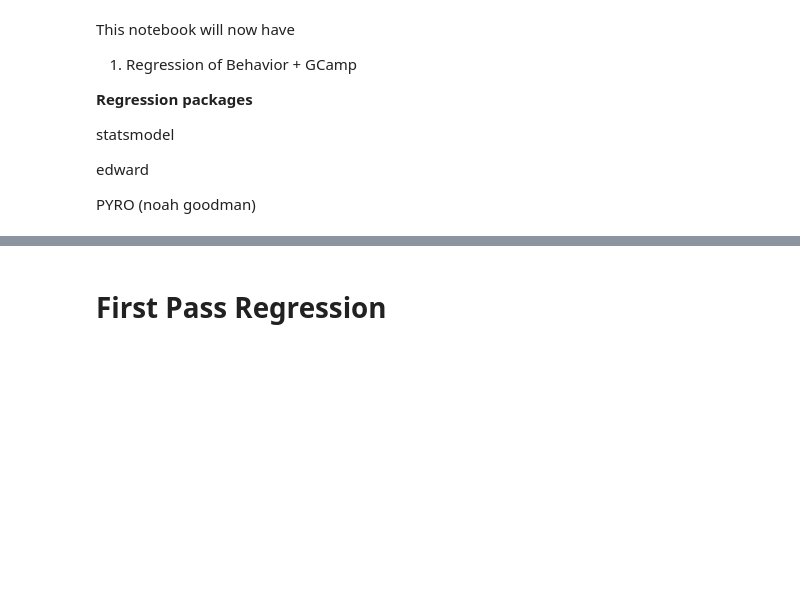
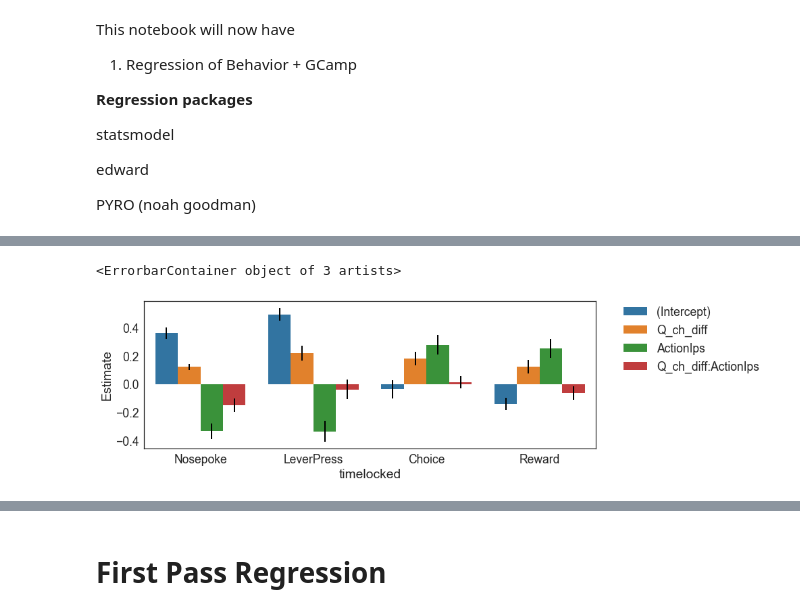
Before and after one commit to rachelstephlee/qlearning, a Jupyter notebook: Behavior_Gcamp3_Regression.ipynb, the cells around one changed output, grey strips where cells are left out. Saved outputs shown, nothing was run; the diff lists cells and outputs as text; code cells hidden in the pictures; blank space fills up the shorter version.

Commit message:
version 1 of figure with 1) all 10 quantiles shown 2) error bars on regression

```diff
--- a/Behavior_Gcamp3_Regression.ipynb
+++ b/Behavior_Gcamp3_Regression.ipynb
@@ -142,0 +175,11 @@ df_corr['bQ_c'] = pd.qcut(df_corr['Q_c'], Q_BINS_QUANTILES)
+# %%
+df = pd.read_csv('data/mm_reg_vals.csv')
+# %%
+plt.figure(figsize = (12, 4))
+ax = plt.gca()
+sns.barplot(data = df, x = 'timelocked', y = 'Estimate', hue = 'names')
+plt.legend(bbox_to_anchor=(1.05, 1), loc=2, borderaxespad=0.)
+ax.errorbar(x=np.delete(np.arange(-0.3, 3.4, 0.2), [4, 9, 14]), y=df.Estimate, yerr=df['Std. Error'], fmt = 'None', elinewidth = 2, ecolor = 'k')
+# %% [output]
+<ErrorbarContainer object of 3 artists>
+[figure, added]
```
Also changed, not shown: parts of 29 cells of this notebook, 1 other file.
